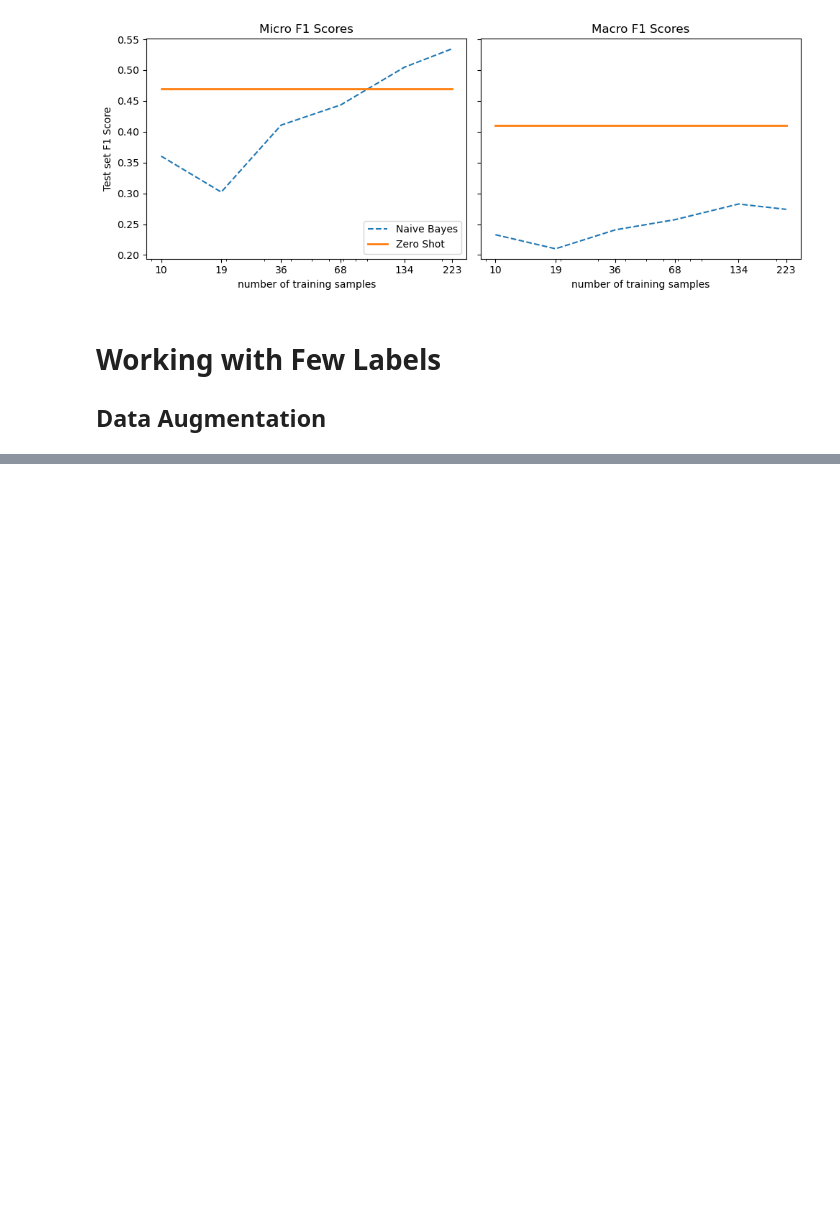
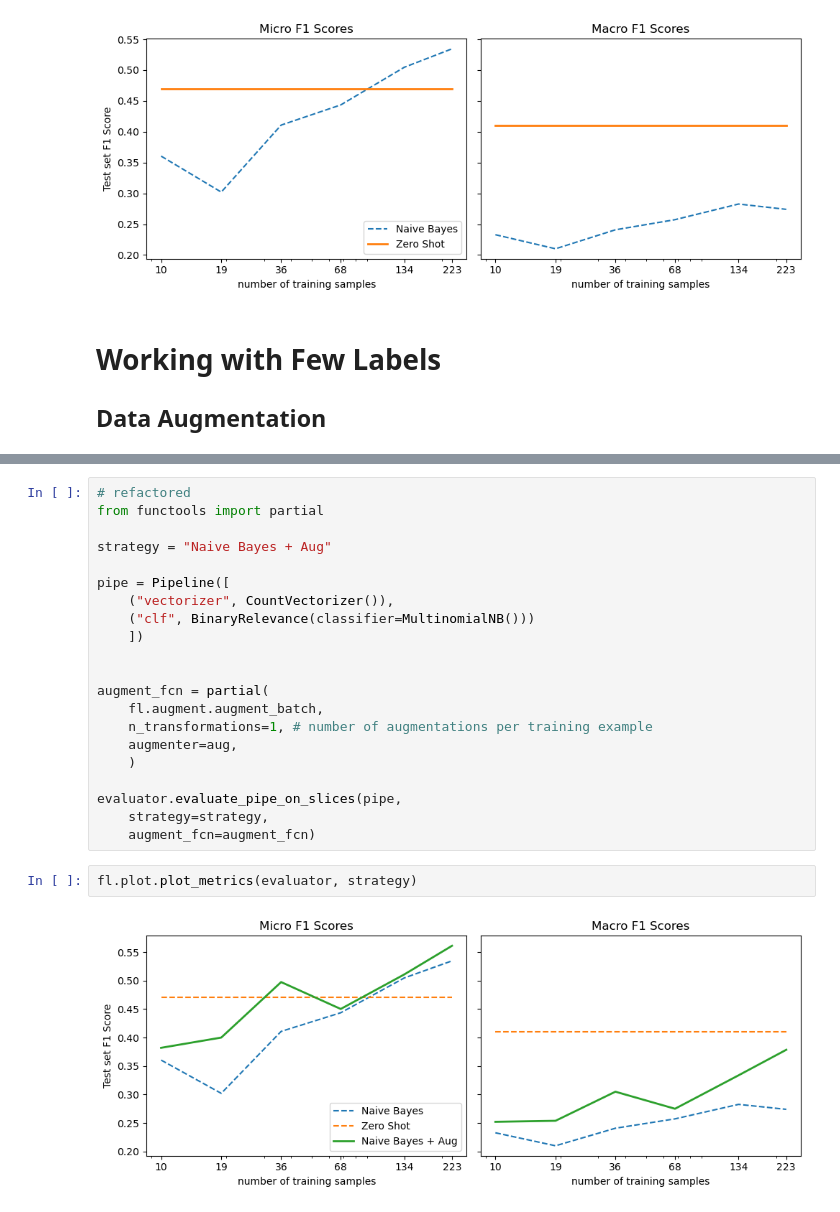
Before and after one commit to spayot/nlp_with_transformers, a Jupyter notebook: chp09_few_to_no_labels/notebooks/nlpt_09_few_to_no_labels.ipynb, the cells around one changed output, grey strips where cells are left out. Saved outputs shown, nothing was run; the diff lists cells and outputs as text; blank space fills up the shorter version.

Commit message:
chp09: add NaiveBayes with data augmentation

```diff
--- a/chp09_few_to_no_labels/notebooks/nlpt_09_few_to_no_labels.ipynb
+++ b/chp09_few_to_no_labels/notebooks/nlpt_09_few_to_no_labels.ipynb
@@ -440,0 +454,25 @@ fl.plot.plot_metrics(evaluator, "Zero Shot")
+# %%
+# refactored
+from functools import partial
+
+strategy = "Naive Bayes + Aug"
+
+pipe = Pipeline([
+    ("vectorizer", CountVectorizer()),
+    ("clf", BinaryRelevance(classifier=MultinomialNB()))
+    ])
+
+
+augment_fcn = partial(
+    fl.augment.augment_batch,
+    n_transformations=1, # number of augmentations per training example
+    augmenter=aug,
+    )
+
+evaluator.evaluate_pipe_on_slices(pipe,
+    strategy=strategy,
+    augment_fcn=augment_fcn)
+# %%
+fl.plot.plot_metrics(evaluator, strategy)
+# %% [output]
+[figure, added]
```
Also changed, not shown: parts of 2 cells of this notebook, 5 other files.
